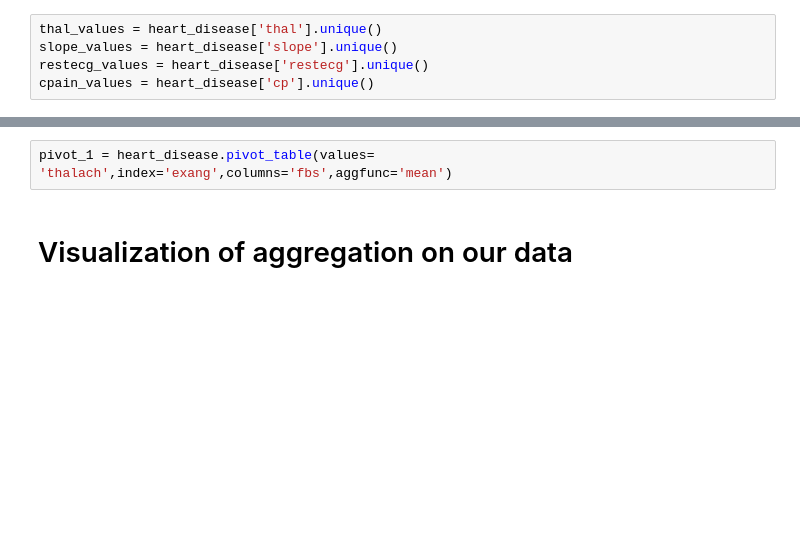
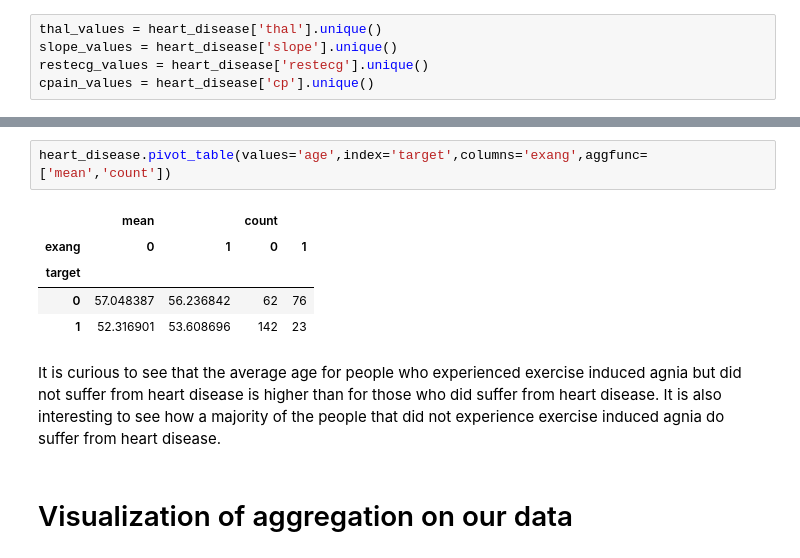
Before and after one commit to AntonioMoralCevallos/Predicting_Fatal_Heart_Failure-Project, a Jupyter notebook: EDAHeartDisease_AM.ipynb, the cells around one changed output, grey strips where cells are left out. Cells and saved outputs as stored; diff of their text form; blank space fills up the shorter version.

```diff
--- a/EDAHeartDisease_AM.ipynb
+++ b/EDAHeartDisease_AM.ipynb
@@ -85,5 +117,13 @@ cpain_values = heart_disease['cp'].unique()
 # %%
-pivot_1 = heart_disease.pivot_table(values= 'thalach',index='exang',columns='fbs',aggfunc='mean')
+heart_disease.pivot_table(values='age',index='target',columns='exang',aggfunc=['mean','count'])
+# %% [output]
+|  | mean |  | count |  |
+| exang | 0 | 1 | 0 | 1 |
+| target |  |  |  |  |
+| 0 | 57.048387 | 56.236842 | 62 | 76 |
+| 1 | 52.316901 | 53.608696 | 142 | 23 |
+# %% [markdown]
+It is curious to see that the average age for people who experienced exercise induced agnia but did not suffer from heart disease is higher than for those who did suffer from heart disease. It is also interesting to see how a majority of the people that did not experience exercise induced agnia do suffer from heart disease.
 # %% [markdown]
 # Visualization of aggregation on our data
 # %%
```
Also changed, not shown: parts of 12 cells of this notebook.
